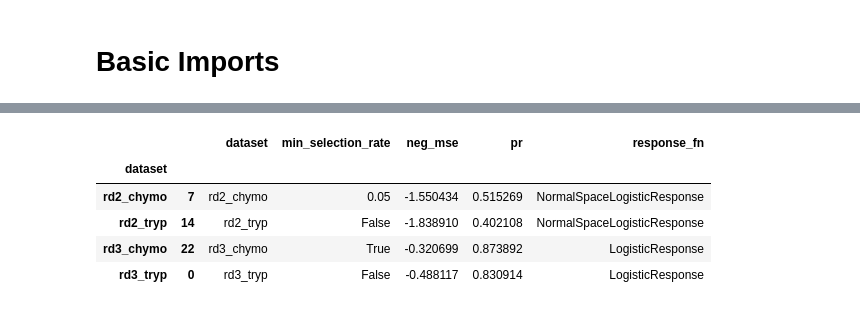
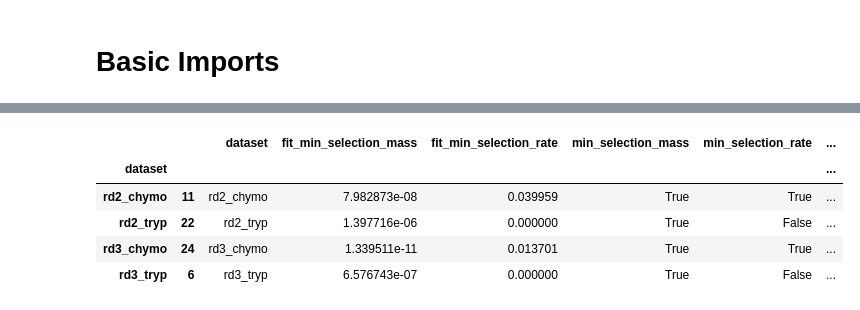
Before and after one commit to asford/protease_experimental_analysis, a Jupyter notebook: workspace/replicate_analysis_analysis.ipynb, the cells around one changed output, grey strips where cells are left out. Drawn from its saved outputs; the diff is of its cells as text; code cells hidden in the pictures.

```diff
--- a/workspace/replicate_analysis_analysis.ipynb
+++ b/workspace/replicate_analysis_analysis.ipynb
@@ -63,0 +83,7 @@ eval_records = pandas.DataFrame.from_records(eval_records)
+# %%
+model_param_evaluations = {
+    "pearsonr" : lambda x1, x2: scipy.stats.pearsonr(x1, x2)[0],
+    "neg_mse" : lambda x1, x2: -mean_squared_error(x1, x2),
+    "neg_outlier_mse" : lambda x1, x2: (
+        -numpy.mean(numpy.clip(numpy.abs(x1 - x2) - 1, 0, None) ** 2))
+}
@@ -63,0 +96,29 @@ eval_records = pandas.DataFrame.from_records(eval_records)
+# %%
+eval_records = [
+    merge(
+        {
+            "param_set" : param_set,
+        },
+        {
+            e : ef(sf["ec50_x"], sf["ec50_y"])
+            for e, ef in model_param_evaluations.items()
+        },
+        dict(param_set),
+        dict(dataset=dataset),
+        {
+            "fit_" + v : float(model_results[(dataset, param_set)]["params"].get(v, 0))
+            for v in ("min_selection_mass", "min_selection_rate")
+        },
+        { "sel_k" : float(model_results[(dataset, param_set)]["params"]["sel_k"]) },
+        {
+            "ms_log_d_%s" % g : numpy.nanmean(numpy.square(sf["l_dist_delta_%s_x" % g]))
+            for g in range(1, 7)
+        },
+    )
+    for dataset in summary_frames
+    for param_set, sf in summary_frames[dataset].items()
+]
+
+eval_records = pandas.DataFrame.from_records(eval_records)
+
+eval_records["sum_ms_log_d"] = eval_records[["ms_log_d_%s" % i for i in range(1, 7)]].sum(axis=1)
@@ -64,9 +144,14 @@ eval_records = pandas.DataFrame.from_records(eval_records)
 # %%
-eval_records.groupby(["dataset"]).apply(lambda df: df.sort_values("neg_mse", ascending=False).head(1))
+(
+eval_records
+.groupby(["dataset"])
+.apply(lambda df: df.sort_values("neg_outlier_mse", ascending=False).head(1))
+.sort_values("dataset")
+)
 # %% [output]
-|  |  | dataset | min_selection_rate | neg_mse | pr | response_fn |
-| dataset |  |  |  |  |  |  |
-| rd2_chymo | 7 | rd2_chymo | 0.05 | -1.550434 | 0.515269 | NormalSpaceLogisticResponse |
-| rd2_tryp | 14 | rd2_tryp | False | -1.838910 | 0.402108 | NormalSpaceLogisticResponse |
-| rd3_chymo | 22 | rd3_chymo | True | -0.320699 | 0.873892 | LogisticResponse |
-| rd3_tryp | 0 | rd3_tryp | False | -0.488117 | 0.830914 | LogisticResponse |
+|  |  | dataset | fit_min_selection_mass | fit_min_selection_rate | min_selection_mass | min_selection_rate | ... |
+| dataset |  |  |  |  |  |  | ... |
+| rd2_chymo | 11 | rd2_chymo | 7.982873e-08 | 0.039959 | True | True | ... |
+| rd2_tryp | 22 | rd2_tryp | 1.397716e-06 | 0.000000 | True | False | ... |
+| rd3_chymo | 24 | rd3_chymo | 1.339511e-11 | 0.013701 | True | True | ... |
+| rd3_tryp | 6 | rd3_tryp | 6.576743e-07 | 0.000000 | True | False | ... |
```
Also changed, not shown: parts of 16 cells of this notebook, 3 other files.
